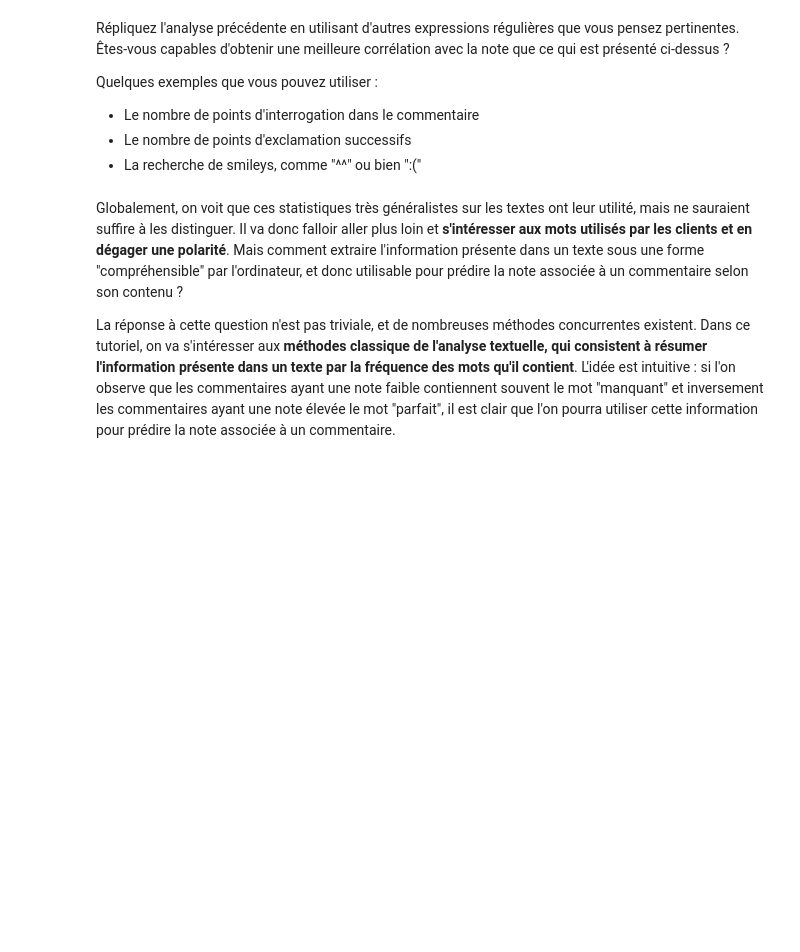
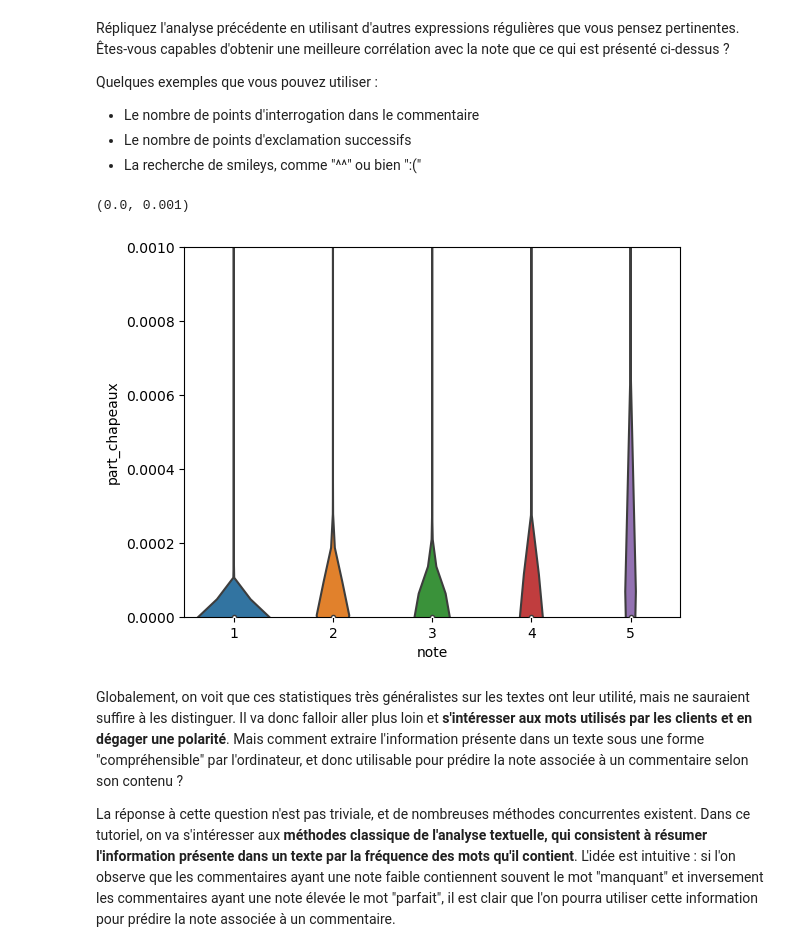
Before and after one commit to Krrcharles/funathon2023_sujet5, a Jupyter notebook: tutoriel.ipynb, the cells around one changed output. Drawn from its saved outputs; the diff is of its cells as text; code cells hidden in the pictures; blank space fills up the shorter version.

```diff
--- a/tutoriel.ipynb
+++ b/tutoriel.ipynb
@@ -808,7 +811,18 @@ Quelques exemples que vous pouvez utiliser :
 - Le nombre de points d'exclamation successifs
 - La recherche de smileys, comme "^^" ou bien ":("
 # %%
-# TODO
+def compte_chapeaux(commentaire):
+    r = re.compile("\:\)|:\]|:D|:P|;\)|<3")  # Regex qui match toute majuscule
+    chapeaux = r.findall(commentaire)  # Compte le nombre de majuscules dans le texte
+    return len(chapeaux) / len(commentaire)  # Normalisation par la longueur du texte
+
+df['part_chapeaux'] = df['comment'].apply(compte_chapeaux)
+sns.violinplot(x="note", y="part_chapeaux", data=df)
+ax = plt.gca()
+ax.set_ylim(0, 0.001)
+# %% [output]
+(0.0, 0.001)
+[figure, added]
 # %% [markdown]
 Globalement, on voit que ces statistiques très généralistes sur les textes ont leur utilité, mais ne sauraient suffire à les distinguer. Il va donc falloir aller plus loin et **s'intéresser aux mots utilisés par les clients et en dégager une polarité**. Mais comment extraire l'information présente dans un texte sous une forme "compréhensible" par l'ordinateur, et donc utilisable pour prédire la note associée à un commentaire selon son contenu ?
 
```
Also changed, not shown: parts of 4 cells of this notebook, 1 other file.
